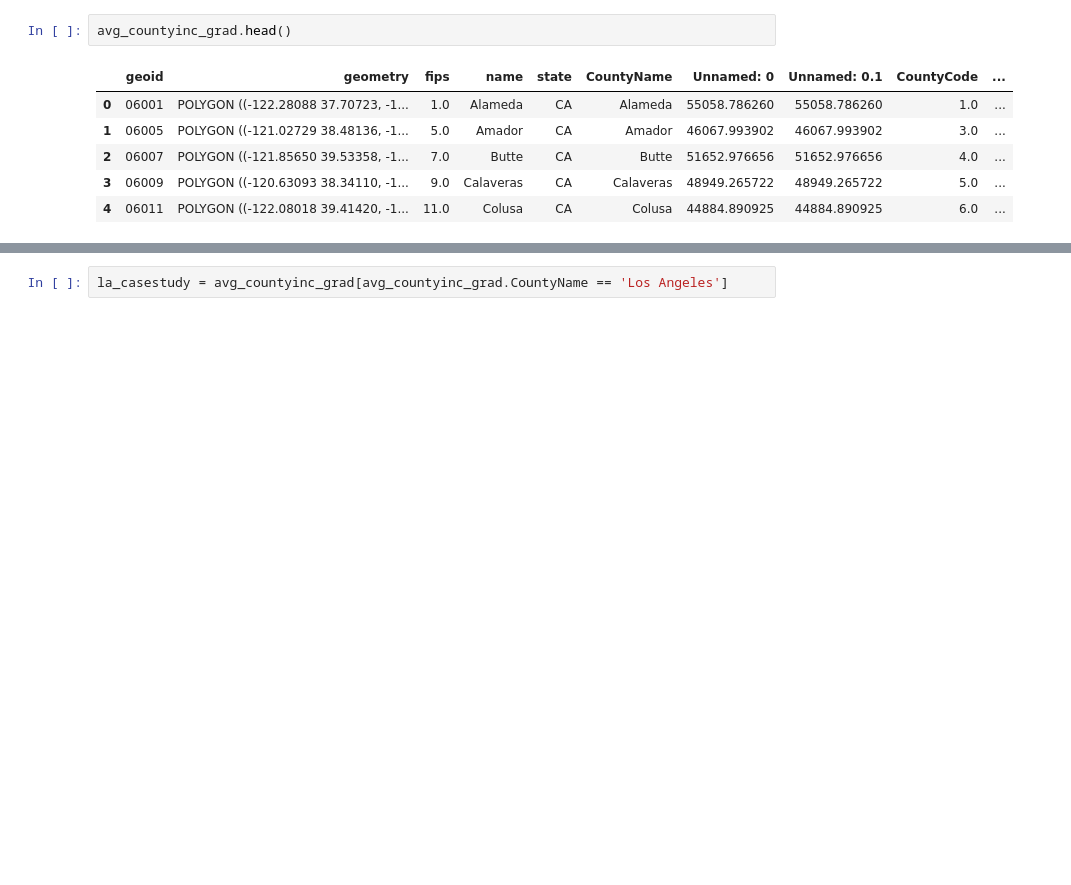
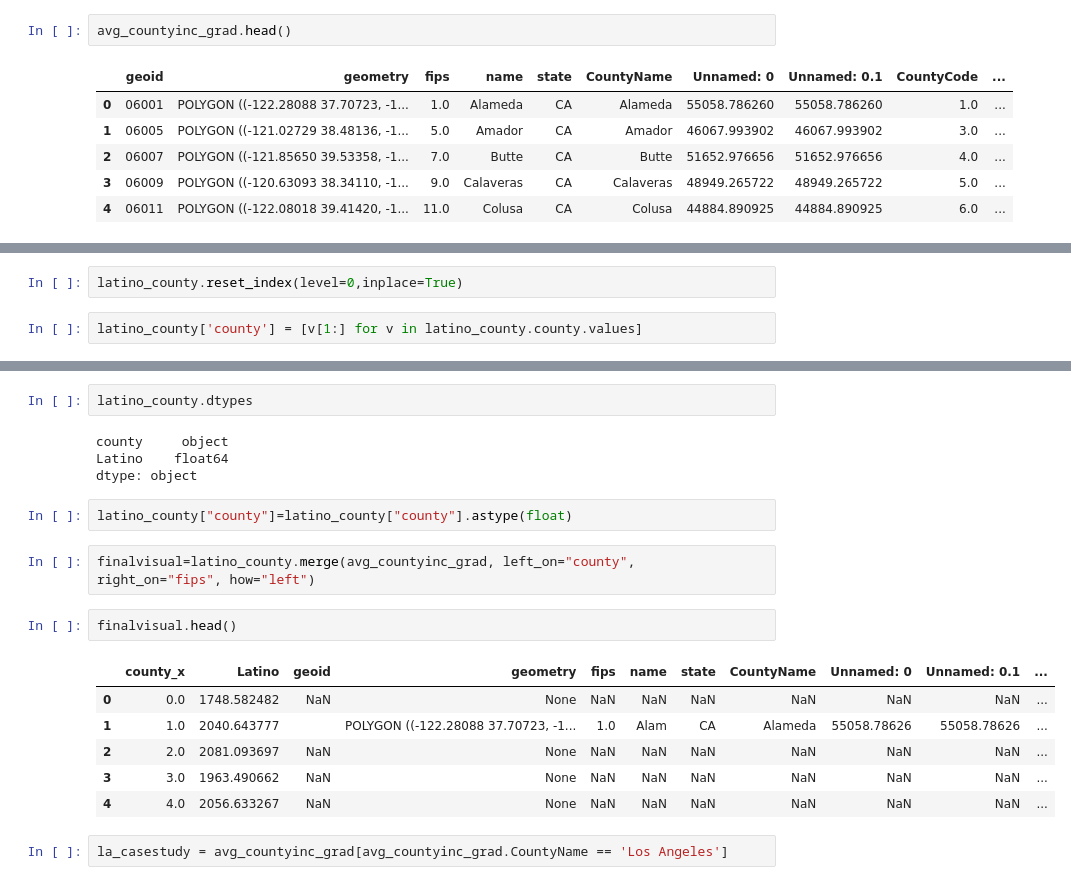
Before and after one commit to nnasr001/PBPL280S21Project1, a Jupyter notebook: graduationvisualization.ipynb, the cells around one changed output, grey strips where cells are left out. Drawn from its saved outputs; the diff is of its cells as text; blank space fills up the shorter version.

Commit message:
working on latino geography

```diff
--- a/graduationvisualization.ipynb
+++ b/graduationvisualization.ipynb
@@ -264,0 +286,4 @@ avg_countyinc_grad.head()
+# %%
+latino_county.reset_index(level=0,inplace=True)
+# %%
+latino_county['county'] = [v[1:] for v in latino_county.county.values]
@@ -265,3 +299,22 @@ avg_countyinc_grad.head()
+# %%
+latino_county.dtypes
+# %% [output]
+county     object
+Latino    float64
+dtype: object
+# %%
+latino_county["county"]=latino_county["county"].astype(float)
+# %%
+finalvisual=latino_county.merge(avg_countyinc_grad, left_on="county", right_on="fips", how="left")
+# %%
+finalvisual.head()
+# %% [output]
+|  | county_x | Latino | geoid | geometry | fips | name | state | CountyName | Unnamed: 0 | Unnamed: 0.1 | ... |
+| 0 | 0.0 | 1748.582482 | NaN | None | NaN | NaN | NaN | NaN | NaN | NaN | ... |
+| 1 | 1.0 | 2040.643777 |  | POLYGON ((-122.28088 37.70723, -1... | 1.0 | Alam | CA | Alameda | 55058.78626 | 55058.78626 | ... |
+| 2 | 2.0 | 2081.093697 | NaN | None | NaN | NaN | NaN | NaN | NaN | NaN | ... |
+| 3 | 3.0 | 1963.490662 | NaN | None | NaN | NaN | NaN | NaN | NaN | NaN | ... |
+| 4 | 4.0 | 2056.633267 | NaN | None | NaN | NaN | NaN | NaN | NaN | NaN | ... |
 # %%
 la_casestudy = avg_countyinc_grad[avg_countyinc_grad.CountyName == 'Los Angeles']
 # %%
```
Also changed, not shown: parts of 9 cells of this notebook, 1 other file.
